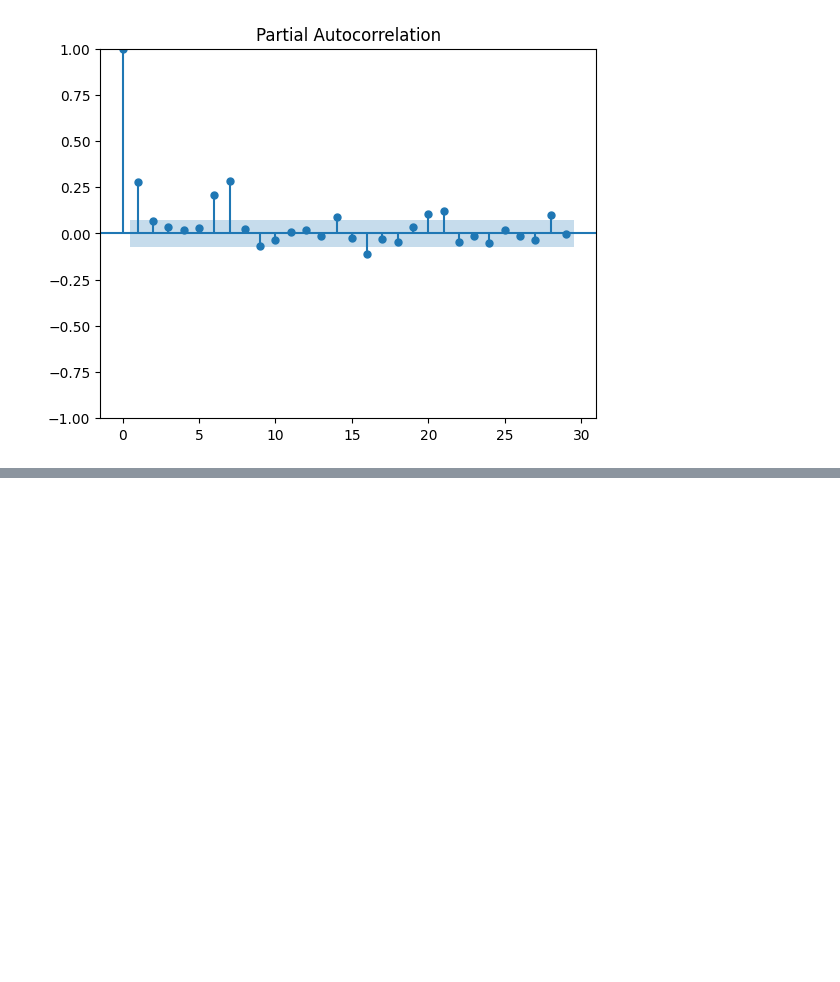
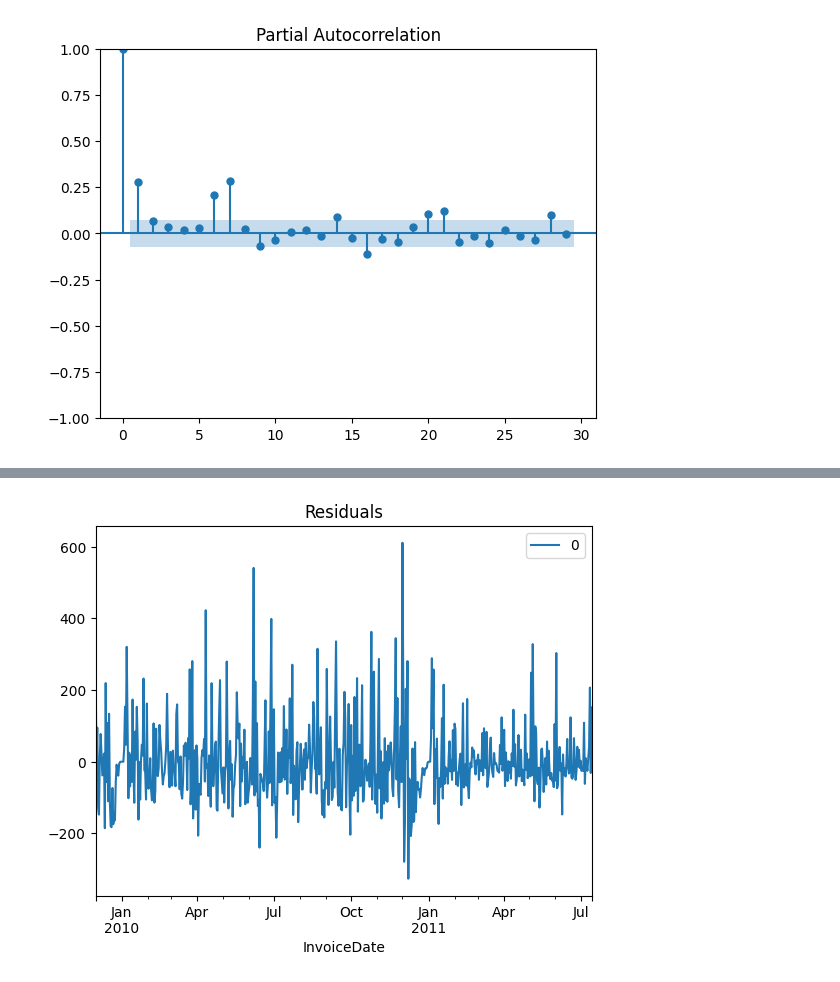
Before and after one commit to muhammadahsan2023/Capstone_Project, a Jupyter notebook: Forecasting_project.ipynb, the cells around one changed output, grey strips where cells are left out. Saved outputs shown, nothing was run; the diff lists cells and outputs as text; code cells hidden in the pictures; blank space fills up the shorter version.

```diff
--- a/Forecasting_project.ipynb
+++ b/Forecasting_project.ipynb
@@ -276,2 +244,0 @@ dtype('O')
-# %%
-data.drop(data[(data.Quantity > 0) & (data.Invoice.contains('C') == True)].index, inplace=True)
@@ -279,0 +245,2 @@ AttributeError: 'Series' object has no attribute 'contains'
+# %%
+data['Invoice'] = data['Invoice'].astype(str)
@@ -525,0 +501,7 @@ pacf12 = plot_pacf(p1["Quantity"].dropna())
+# %%
+# split data into test and train
+total_length = len(p1)
+train_size = int(0.80 * total_length)
+
+train_data = p1.iloc[:train_size]
+test_data = p1.iloc[train_size:]
@@ -525,0 +597,9 @@ pacf12 = plot_pacf(p1["Quantity"].dropna())
+# %%
+from statsmodels.tsa.arima.model import ARIMA
+
+order = (6,1,1)
+model = ARIMA(train_data['Quantity'], order=order)
+model_fit = model.fit()
+
+# Summary of the model
+print(model_fit.summary())
@@ -525,0 +624,7 @@ pacf12 = plot_pacf(p1["Quantity"].dropna())
+# %%
+# Plot the residuals
+residuals = pd.DataFrame(model_fit.resid)
+residuals.plot(title='Residuals')
+plt.show()
+# %% [output]
+[figure, added]
```
Also changed, not shown: parts of 30 cells of this notebook.
